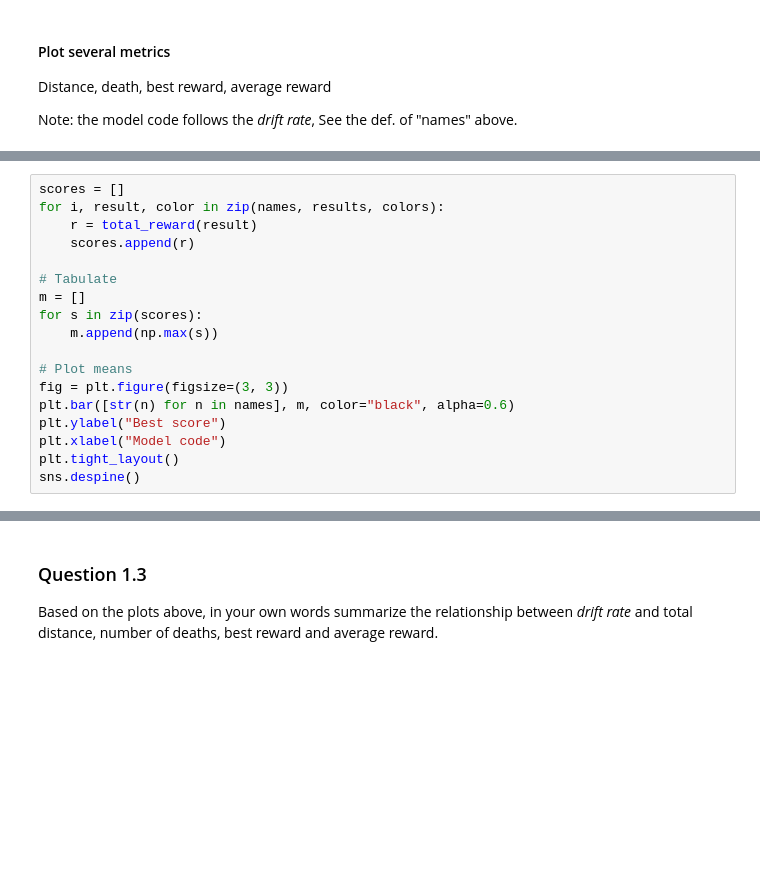
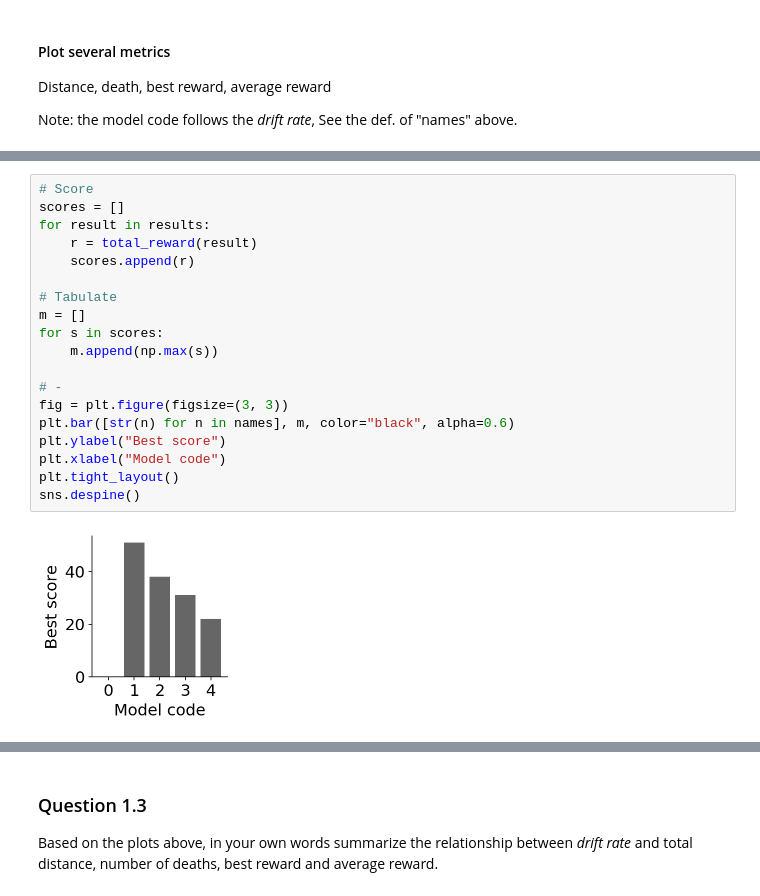
Before and after one commit to parenthetical-e/explorations-book, a Jupyter notebook: book/air-quotes.ipynb, the cells around one changed output, grey strips where cells are left out. Drawn from its saved outputs; the diff is of its cells as text; blank space fills up the shorter version.

```diff
--- a/book/air-quotes.ipynb
+++ b/book/air-quotes.ipynb
@@ -247,19 +270,22 @@ sns.despine()
 # %%
+# Score
 scores = []
-for i, result, color in zip(names, results, colors):
+for result in results:
     r = total_reward(result)
     scores.append(r)
 
 # Tabulate
 m = []
-for s in zip(scores):
+for s in scores:
     m.append(np.max(s))
 
-# Plot means
+# -
 fig = plt.figure(figsize=(3, 3))
 plt.bar([str(n) for n in names], m, color="black", alpha=0.6)
 plt.ylabel("Best score")
 plt.xlabel("Model code")
 plt.tight_layout()
 sns.despine()
+# %% [output]
+[figure, added]
 # %%
```
Also changed, not shown: parts of 30 cells of this notebook.
